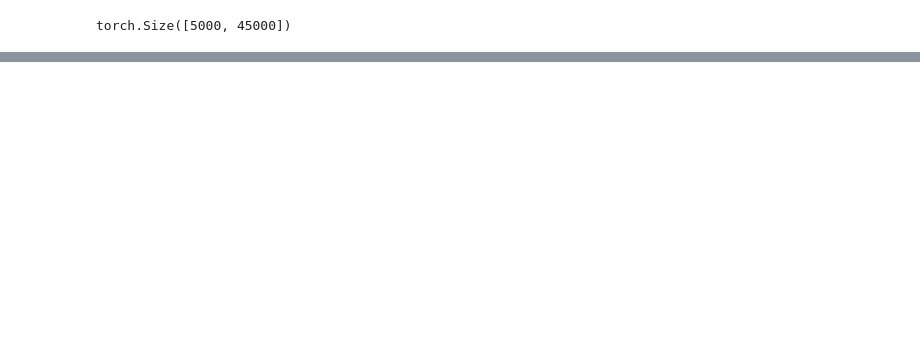
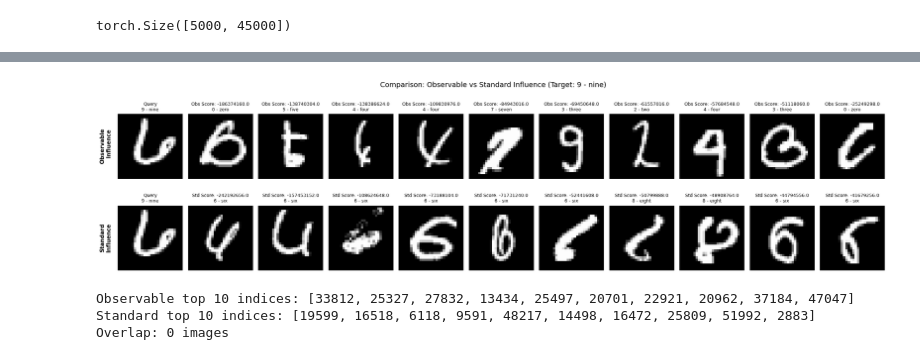
Before and after one commit to jrosseruk/infusion, a Jupyter notebook: cifar10/cifar10.ipynb, the cells around one changed output, grey strips where cells are left out. Saved outputs shown, nothing was run; the diff lists cells and outputs as text; code cells hidden in the pictures; blank space fills up the shorter version.

```diff
--- a/cifar10/cifar10.ipynb
+++ b/cifar10/cifar10.ipynb
@@ -384,0 +573,46 @@ len(valid_ds)
+# %%
+# Compare top influential images
+fig, axs = plt.subplots(nrows=2, ncols=11, figsize=(22, 6))
+fig.suptitle(f"Comparison: Observable vs Standard Influence (Target: {test_ds.classes[y_star]})", fontsize=14)
+
+# Top 10 from observable influence
+obs_top_idxs = observable_scores.argsort()[:10]
+axs[0, 0].imshow(prepare_img(x_star))
+axs[0, 0].axis("off")
+axs[0, 0].set_title(f"Query\n{test_ds.classes[y_star]}", fontsize=9)
+
+for ii, idx in enumerate(obs_top_idxs):
+    img, label = train_ds[idx]
+    axs[0, ii + 1].imshow(prepare_img(img))
+    axs[0, ii + 1].axis("off")
+    axs[0, ii + 1].set_title(f"Obs Score: {observable_scores[idx]:.1f}\n{test_ds.classes[label]}", fontsize=9)
+
+axs[0, 0].text(-0.1, 0.5, 'Observable\nInfluence', transform=axs[0, 0].transAxes,
+               fontsize=11, va='center', ha='right', rotation=90, weight='bold')
+
+# Top 10 from standard influence
+std_top_idxs = standard_scores.argsort()[:10]
+axs[1, 0].imshow(prepare_img(x_star))
+axs[1, 0].axis("off")
+axs[1, 0].set_title(f"Query\n{test_ds.classes[y_star]}", fontsize=9)
+
+for ii, idx in enumerate(std_top_idxs):
+    img, label = train_ds[idx]
+    axs[1, ii + 1].imshow(prepare_img(img))
+    axs[1, ii + 1].axis("off")
+    axs[1, ii + 1].set_title(f"Std Score: {standard_scores[idx]:.1f}\n{test_ds.classes[label]}", fontsize=9)
+
+axs[1, 0].text(-0.1, 0.5, 'Standard\nInfluence', transform=axs[1, 0].transAxes,
+               fontsize=11, va='center', ha='right', rotation=90, weight='bold')
+
+plt.tight_layout()
+plt.show()
+
+print(f"\nObservable top 10 indices: {obs_top_idxs.tolist()}")
+print(f"Standard top 10 indices: {std_top_idxs.tolist()}")
+print(f"Overlap: {len(set(obs_top_idxs.tolist()) & set(std_top_idxs.tolist()))} images")
+# %% [output]
+[figure, added]
+Observable top 10 indices: [33812, 25327, 27832, 13434, 25497, 20701, 22921, 20962, 37184, 47047]
+Standard top 10 indices: [19599, 16518, 6118, 9591, 48217, 14498, 16472, 25809, 51992, 2883]
+Overlap: 0 images
```
Also changed, not shown: parts of 18 cells of this notebook, 4 other files.
